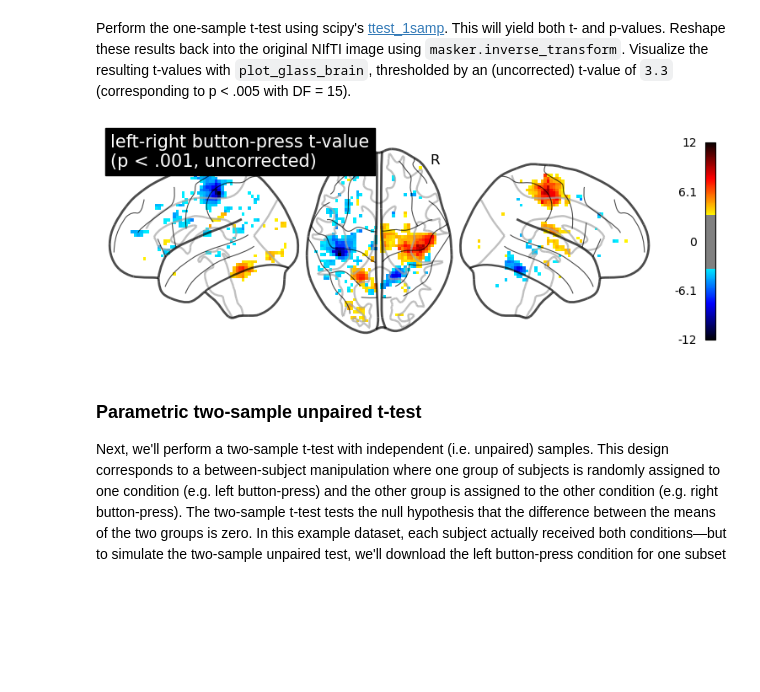
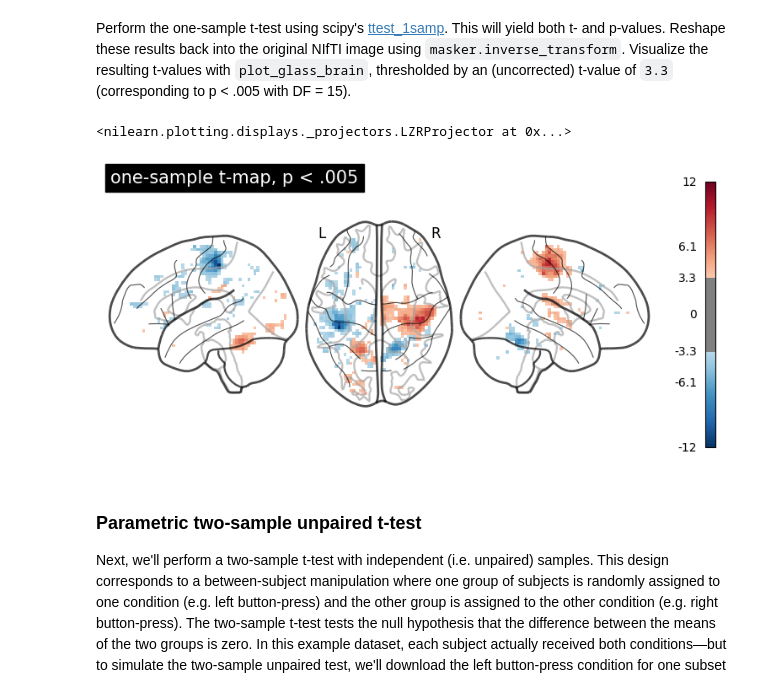
Before and after one commit to biancasanti/neu502b-2026, a Jupyter notebook: fmri-3/fmri-3-group.ipynb, the cells around one changed output. Cells and saved outputs as stored; diff of their text form; code cells hidden in the pictures; blank space fills up the shorter version.

```diff
--- a/fmri-3/fmri-3-group.ipynb
+++ b/fmri-3/fmri-3-group.ipynb
@@ -67,15 +50,25 @@ group_data = masker.fit_transform(localizer_dataset['cmaps'])
 Perform the one-sample t-test using scipy's [ttest_1samp](https://docs.scipy.org/doc/scipy/reference/generated/scipy.stats.ttest_1samp.html). This will yield both t- and p-values. Reshape these results back into the original NIfTI image using `masker.inverse_transform`. Visualize the resulting t-values with `plot_glass_brain`, thresholded by an (uncorrected) t-value of `3.3` (corresponding to p < .005 with DF = 15).
 # %%
 # Run simple parametric t-test via scipy:
+from scipy.stats import ttest_1samp
+
+t_values, p_values = ttest_1samp(group_data, popmean = 0)
+
 
 # Reshape masked result into 3D NIfTI image:
+t_map = masker.inverse_transform(t_values)
+p_map = masker.inverse_transform(p_values)
 # %%
 # T-value for p < .005 with DF = 15
 threshold = 3.3
 
 # Plot glass brain visualization of t-values:
+plot_glass_brain(t_map, colorbar = True, threshold = threshold,
+                title = 'one-sample t-map, p < .005',
+                plot_abs = False, display_mode = 'lzr')
 # %% [output]
+<nilearn.plotting.displays._projectors.LZRProjector at 0x...>
-[figure, old version]
+[figure, new version]
 # %% [markdown]
 ### Parametric two-sample unpaired t-test
 Next, we'll perform a two-sample t-test with independent (i.e. unpaired) samples. This design corresponds to a between-subject manipulation where one group of subjects is randomly assigned to one condition (e.g. left button-press) and the other group is assigned to the other condition (e.g. right button-press). The two-sample t-test tests the null hypothesis that the difference between the means of the two groups is zero. In this example dataset, each subject actually received both conditions—but to simulate the two-sample unpaired test, we'll download the left button-press condition for one subset of 16 subjects, and the right button-press condition for a non-overlapping subset of 16 subjects. We'll run the independent samples t-test using scipy's [ttest_ind](https://docs.scipy.org/doc/scipy/reference/generated/scipy.stats.ttest_ind.html#scipy.stats.ttest_ind) and visualize the resulting t-values.
```
Also changed, not shown: parts of 17 cells of this notebook.
